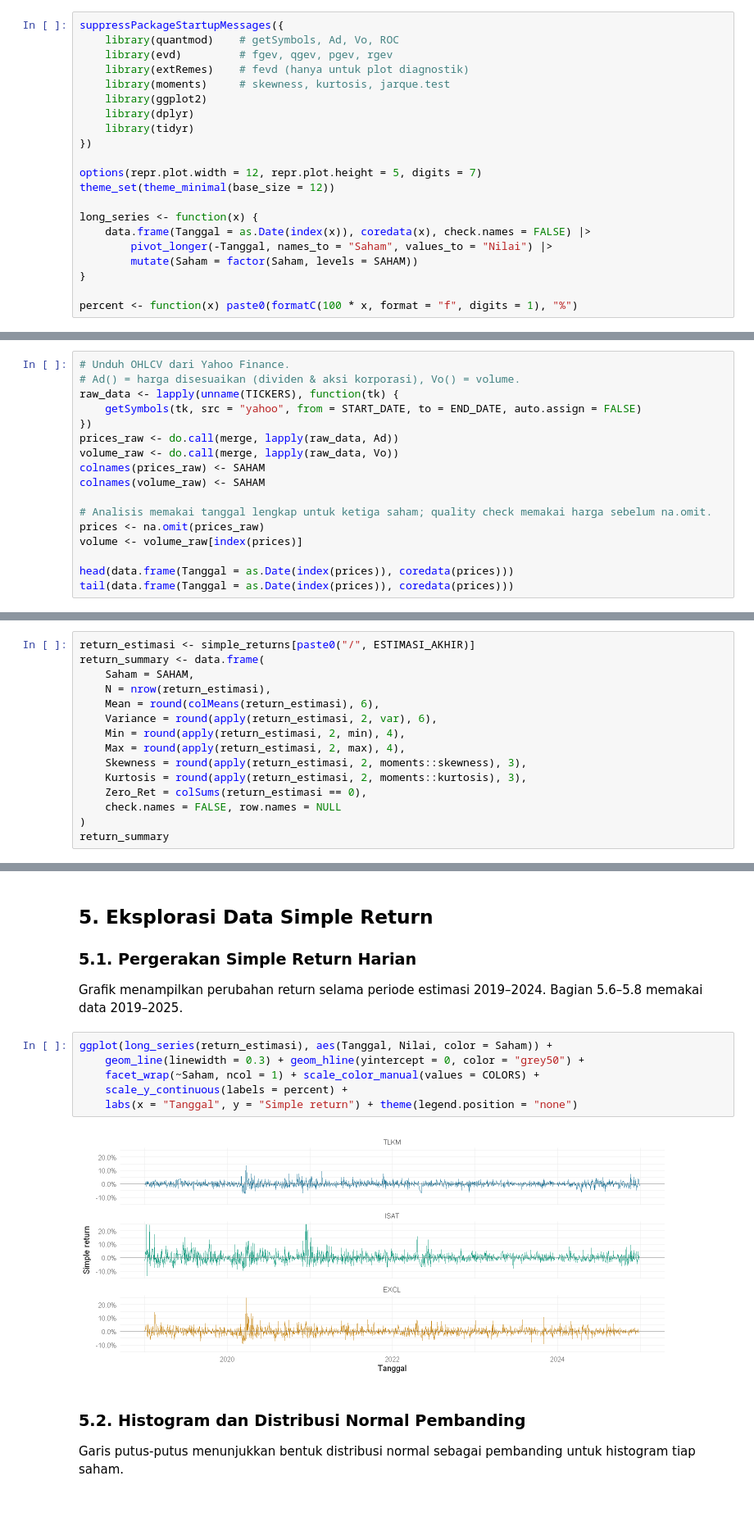
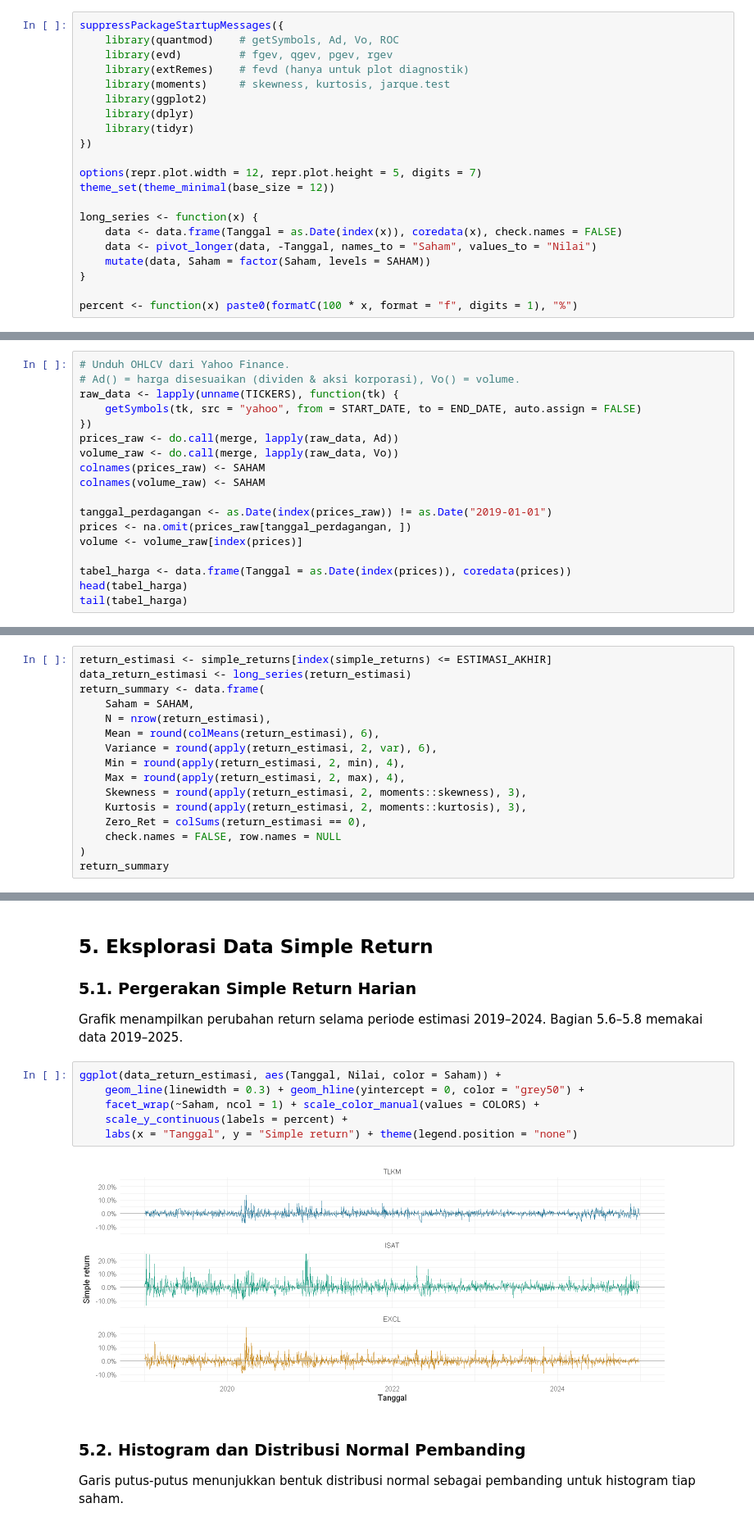
Before and after one commit to solonuansa/var-evt-block-maxima-saham-telekomunikasi, a Jupyter notebook: Analisis/Analisis_VaR_EVT_BM_TLKM_EXCL_ISAT_2019_2025_simple_return_R_revisi.ipynb, the cells around one changed output, grey strips where cells are left out. Shown at 82% size. Cells and saved outputs as stored; diff of their text form.

```diff
--- a/Analisis/Analisis_VaR_EVT_BM_TLKM_EXCL_ISAT_2019_2025_simple_return_R_revisi.ipynb
+++ b/Analisis/Analisis_VaR_EVT_BM_TLKM_EXCL_ISAT_2019_2025_simple_return_R_revisi.ipynb
@@ -21,9 +21,9 @@ options(repr.plot.width = 12, repr.plot.height = 5, digits = 7)
 theme_set(theme_minimal(base_size = 12))
 
 long_series <- function(x) {
-    data.frame(Tanggal = as.Date(index(x)), coredata(x), check.names = FALSE) |>
-        pivot_longer(-Tanggal, names_to = "Saham", values_to = "Nilai") |>
-        mutate(Saham = factor(Saham, levels = SAHAM))
+    data <- data.frame(Tanggal = as.Date(index(x)), coredata(x), check.names = FALSE)
+    data <- pivot_longer(data, -Tanggal, names_to = "Saham", values_to = "Nilai")
+    mutate(data, Saham = factor(Saham, levels = SAHAM))
 }
 
 percent <- function(x) paste0(formatC(100 * x, format = "f", digits = 1), "%")
@@ -115,12 +108,13 @@ volume_raw <- do.call(merge, lapply(raw_data, Vo))
 colnames(prices_raw) <- SAHAM
 colnames(volume_raw) <- SAHAM
 
-# Analisis memakai tanggal lengkap untuk ketiga saham; quality check memakai harga sebelum na.omit.
-prices <- na.omit(prices_raw)
+tanggal_perdagangan <- as.Date(index(prices_raw)) != as.Date("2019-01-01")
+prices <- na.omit(prices_raw[tanggal_perdagangan, ])
 volume <- volume_raw[index(prices)]
 
-head(data.frame(Tanggal = as.Date(index(prices)), coredata(prices)))
-tail(data.frame(Tanggal = as.Date(index(prices)), coredata(prices)))
+tabel_harga <- data.frame(Tanggal = as.Date(index(prices)), coredata(prices))
+head(tabel_harga)
+tail(tabel_harga)
 # %% [output]
 Warning message:
 "TLKM.JK contains missing values. Some functions will not work if objects contain missing values in the middle of the series. Consider using na.omit(), na.approx(), na.fill(), etc to remove or replace ...
@@ -360,7 +352,8 @@ A data.frame: 1 x 7
 
 Rata-rata return harian 2019–2024 dipakai sebagai perkiraan *expected return*. Variansi menunjukkan seberapa besar return menyebar di sekitar rata-ratanya.
 # %%
-return_estimasi <- simple_returns[paste0("/", ESTIMASI_AKHIR)]
+return_estimasi <- simple_returns[index(simple_returns) <= ESTIMASI_AKHIR]
+data_return_estimasi <- long_series(return_estimasi)
 return_summary <- data.frame(
     Saham = SAHAM,
     N = nrow(return_estimasi),
@@ -387,13 +380,13 @@ A data.frame: 3 x 9
 
 Grafik menampilkan perubahan return selama periode estimasi 2019–2024. Bagian 5.6–5.8 memakai data 2019–2025.
 # %%
-ggplot(long_series(return_estimasi), aes(Tanggal, Nilai, color = Saham)) +
+ggplot(data_return_estimasi, aes(Tanggal, Nilai, color = Saham)) +
     geom_line(linewidth = 0.3) + geom_hline(yintercept = 0, color = "grey50") +
     facet_wrap(~Saham, ncol = 1) + scale_color_manual(values = COLORS) +
     scale_y_continuous(labels = percent) +
     labs(x = "Tanggal", y = "Simple return") + theme(legend.position = "none")
 # %% [output]
-[figure, old version]
+[figure, new version]
 # %% [markdown]
 ### 5.2. Histogram dan Distribusi Normal Pembanding
 
```
Also changed, not shown: parts of 26 cells of this notebook, 1 other file.
